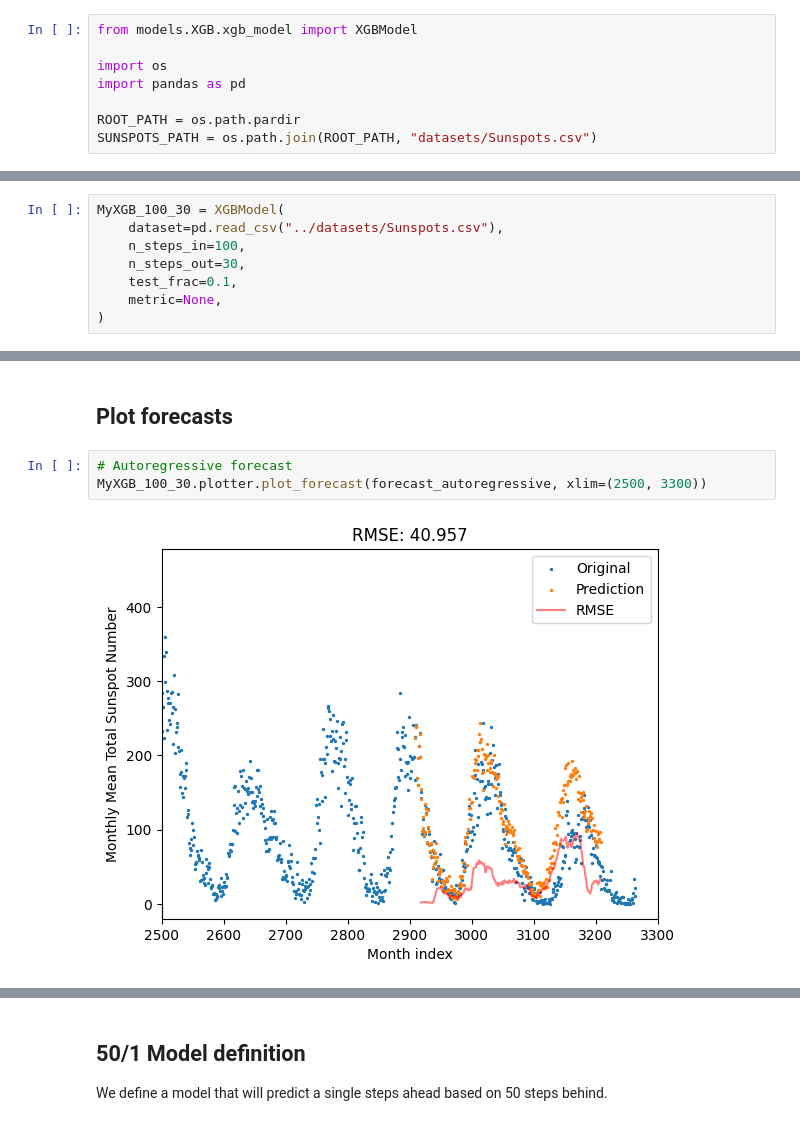
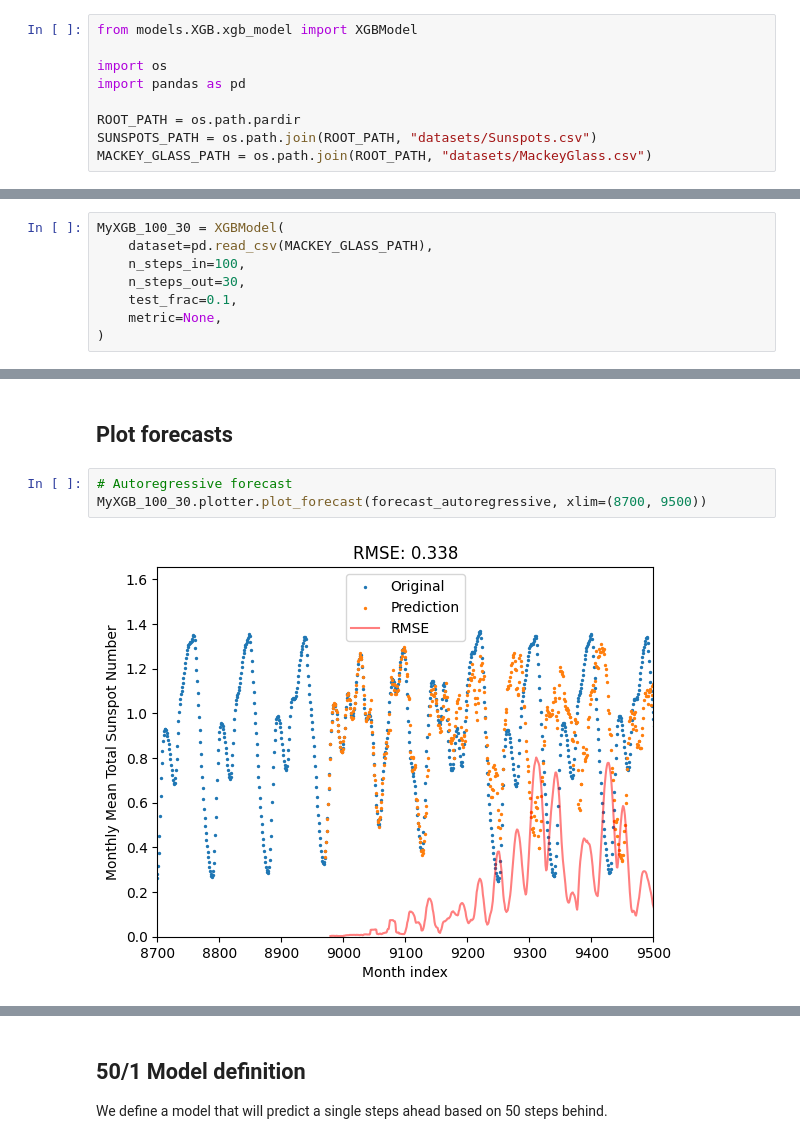
Before and after one commit to Wotaker/timeseries-models, a Jupyter notebook: notebooks/xgb_interface.ipynb, the cells around one changed output, grey strips where cells are left out. Cells and saved outputs as stored; diff of their text form.

Commit message:
Dataloader adopted to Mackey-Glass equation

```diff
--- a/notebooks/xgb_interface.ipynb
+++ b/notebooks/xgb_interface.ipynb
@@ -6,13 +6,14 @@ import pandas as pd
 
 ROOT_PATH = os.path.pardir
 SUNSPOTS_PATH = os.path.join(ROOT_PATH, "datasets/Sunspots.csv")
+MACKEY_GLASS_PATH = os.path.join(ROOT_PATH, "datasets/MackeyGlass.csv")
 # %% [markdown]
 # XGB Model
 ## 100/30 Model definition
 We define a model that will predict 30 steps ahead based on 100 steps behind.
 # %%
 MyXGB_100_30 = XGBModel(
-    dataset=pd.read_csv("../datasets/Sunspots.csv"),
+    dataset=pd.read_csv(MACKEY_GLASS_PATH),
     n_steps_in=100,
     n_steps_out=30,
     test_frac=0.1,
@@ -35,8 +36,8 @@ forecast = MyXGB_100_30.predict(25, autoreggressive=False, shift=40)
 ## Plot forecasts
 # %%
 # Autoregressive forecast
-MyXGB_100_30.plotter.plot_forecast(forecast_autoregressive, xlim=(2500, 3300))
+MyXGB_100_30.plotter.plot_forecast(forecast_autoregressive, xlim=(8700, 9500))
 # %% [output]
-[figure, old version]
+[figure, new version]
 # %%
 # Windowed forecast
```
Also changed, not shown: parts of 4 cells of this notebook, 4 other files.
